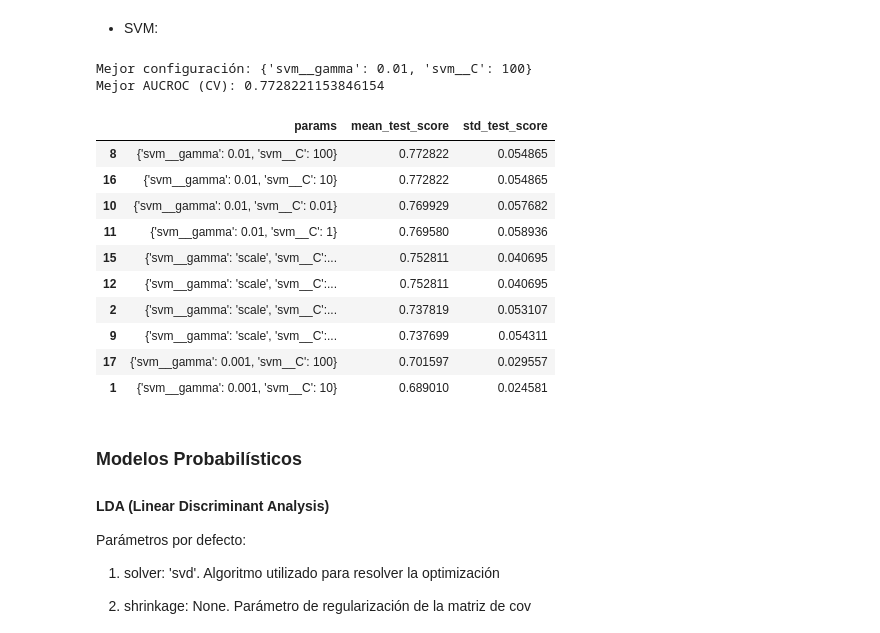
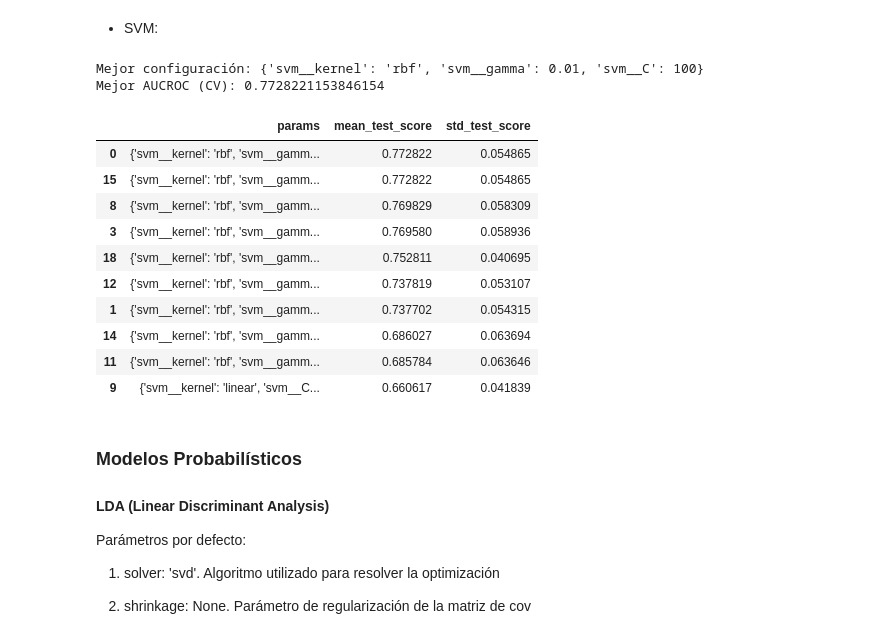
Before and after one commit to SoutoSebastian/TP-AprendizajeAutomatico1, a Jupyter notebook: src/notebook_tp.ipynb, the cells around one changed output. Saved outputs shown, nothing was run; the diff lists cells and outputs as text; code cells hidden in the pictures.

Commit message:
Modifico comentarios: explicaciones, observaciones, borro algunos chiste. Agrego un kernel mas a hiperparm svm.

```diff
--- a/src/notebook_tp.ipynb
+++ b/src/notebook_tp.ipynb
@@ -466,50 +468,66 @@ Mejor AUCROC (CV): 0.778035576923077
 # %%
 from sklearn.svm import SVC
 
 # #Claudio dijo que es lo mismo que SVM. SVM también usa distancias/productos internos, así que sufre las escalas igual -> scaler dentro del pipeline (sin leakage).
 pipe_svm = Pipeline([
     ("scaler", StandardScaler()),
-    ("svm", SVC(random_state=SEED)),   # kernel RBF por defecto
+    ("svm", SVC(random_state=SEED)),   # kernel RBF por defecto. Leer explicacion de abajo de scoring
 ])
 
-# Los dos hiperparámetros clásicos de SVC con kernel RBF (la consigna pide mínimo 2):
-espacio_svm = {
-    "svm__C": [0.01, 0.1, 1, 10, 100],           # regularización: C chico = margen blando (más regularizado), C grande = castiga fuerte los errores de train (riesgo de overfit)
-    "svm__gamma": ["scale", 0.001, 0.01, 0.1, 1] # alcance del kernel RBF: gamma chico = influencia amplia (suave), gamma grande = influencia local (riesgo de overfit)
-}
+#Al pipeline de SVM se le podia pasar SVC(proability = True) para que los scores tengan las probabilidades calibradas.
+#Puntualmente, a nosotros no nos suma dado que el metodo de scoring, roc_auc, utiliza desicion_function (en vez de un
+# predict proba) que devuelve scores continuos que responden: de que lado de la frontera cae el punto?
+# ej: -3 -> muy del lado negativo vs 0.5 -> un poco del lado positivo
+# como roc_auc se base en ordenamiento, (proba de que una instancia postiiva reciba mayor score que una negativa)
+# esto basta.
+
+
+
+# Puede ser muy interesante variar el kernel, antes que fijar solo rbf. capaz incluso agregar un kernel mas y aumentar iter
+espacio_svm = [
+    {
+        "svm__kernel": ["linear"],
+        "svm__C": [0.01, 0.1, 1, 10, 100], # regularización: toleración de errores de margenes (ej: dato positivo cruza a negativo). Mientras mayor, mas castiga errores
+    },
+    {
+        "svm__kernel": ["rbf"],
+        "svm__C": [0.01, 0.1, 1, 10, 100], # regularización: toleración de errores de margenes (ej: dato positivo cruza a negativo). Mientras mayor, mas castiga errores
+        "svm__gamma": ["scale", 0.001, 0.01, 0.1, 1],# alcance del kernel RBF: gamma chico = influencia amplia (suave), gamma grande = influencia local (riesgo de overfit)
+    }
+]
 
 busqueda_svm = RandomizedSearchCV(
     estimator=pipe_svm,
     param_distributions=espacio_svm,
-    n_iter=20,               # 5*5 = 25 combinaciones. Muestrea 20
+    n_iter=20,               # 5 + 5*5 = 30 combinaciones. Muestrea 20
     scoring="roc_auc",       # usa decision_function por detrás: no hace falta probability=True
     cv=kf,                   # mismos folds que árbol y KNN -> comparación justa
     random_state=SEED,
     n_jobs=-1,
 )
 
 busqueda_svm.fit(X_train, y_train)
 
 print("Mejor configuración:", busqueda_svm.best_params_)
 print("Mejor AUCROC (CV):", busqueda_svm.best_score_)
 
 resultados_svm = pd.DataFrame(busqueda_svm.cv_results_)
 resultados_svm = resultados_svm.sort_values("rank_test_score")
 resultados_svm[["params", "mean_test_score", "std_test_score"]].head(10)
 # %% [output]
-Mejor configuración: {'svm__gamma': 0.01, 'svm__C': 100}
+Mejor configuración: {'svm__kernel': 'rbf', 'svm__gamma': 0.01, 'svm__C': 100}
 Mejor AUCROC (CV): 0.7728221153846154
 |  | params | mean_test_score | std_test_score |
-| 8 | {'svm__gamma': 0.01, 'svm__C': 100} | 0.772822 | 0.054865 |
-| 16 | {'svm__gamma': 0.01, 'svm__C': 10} | 0.772822 | 0.054865 |
-| 10 | {'svm__gamma': 0.01, 'svm__C': 0.01} | 0.769929 | 0.057682 |
-| 11 | {'svm__gamma': 0.01, 'svm__C': 1} | 0.769580 | 0.058936 |
-| 15 | {'svm__gamma': 'scale', 'svm__C':... | 0.752811 | 0.040695 |
-| 12 | {'svm__gamma': 'scale', 'svm__C':... | 0.752811 | 0.040695 |
-| 2 | {'svm__gamma': 'scale', 'svm__C':... | 0.737819 | 0.053107 |
-| 9 | {'svm__gamma': 'scale', 'svm__C':... | 0.737699 | 0.054311 |
-| 17 | {'svm__gamma': 0.001, 'svm__C': 100} | 0.701597 | 0.029557 |
-| 1 | {'svm__gamma': 0.001, 'svm__C': 10} | 0.689010 | 0.024581 |
+| 0 | {'svm__kernel': 'rbf', 'svm__gamm... | 0.772822 | 0.054865 |
+| 15 | {'svm__kernel': 'rbf', 'svm__gamm... | 0.772822 | 0.054865 |
+| 8 | {'svm__kernel': 'rbf', 'svm__gamm... | 0.769829 | 0.058309 |
+| 3 | {'svm__kernel': 'rbf', 'svm__gamm... | 0.769580 | 0.058936 |
+| 18 | {'svm__kernel': 'rbf', 'svm__gamm... | 0.752811 | 0.040695 |
+| 12 | {'svm__kernel': 'rbf', 'svm__gamm... | 0.737819 | 0.053107 |
+| 1 | {'svm__kernel': 'rbf', 'svm__gamm... | 0.737702 | 0.054315 |
+| 14 | {'svm__kernel': 'rbf', 'svm__gamm... | 0.686027 | 0.063694 |
+| 11 | {'svm__kernel': 'rbf', 'svm__gamm... | 0.685784 | 0.063646 |
+| 9 | {'svm__kernel': 'linear', 'svm__C... | 0.660617 | 0.041839 |
 # %% [markdown]
 ### Modelos Probabilísticos
 
```
Also changed, not shown: parts of 6 cells of this notebook.
